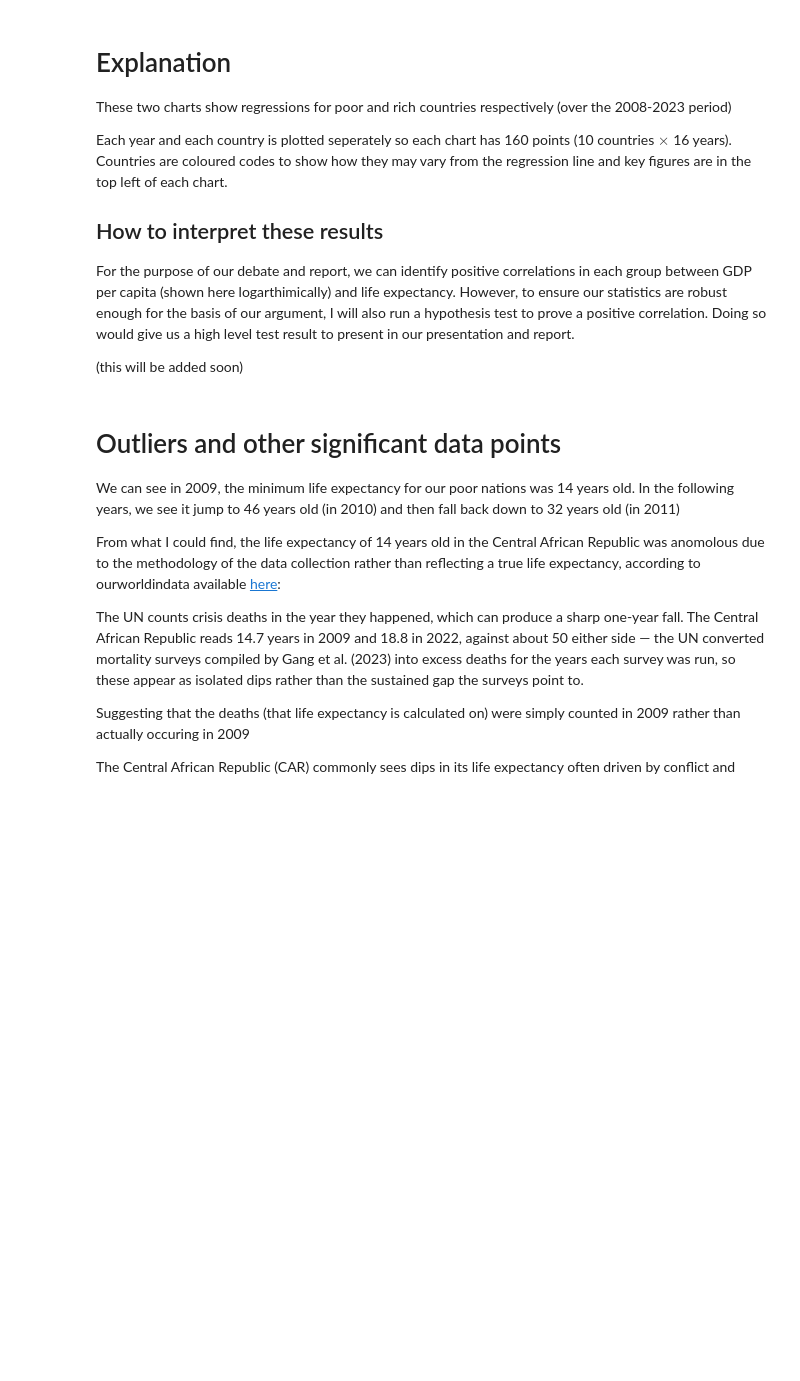
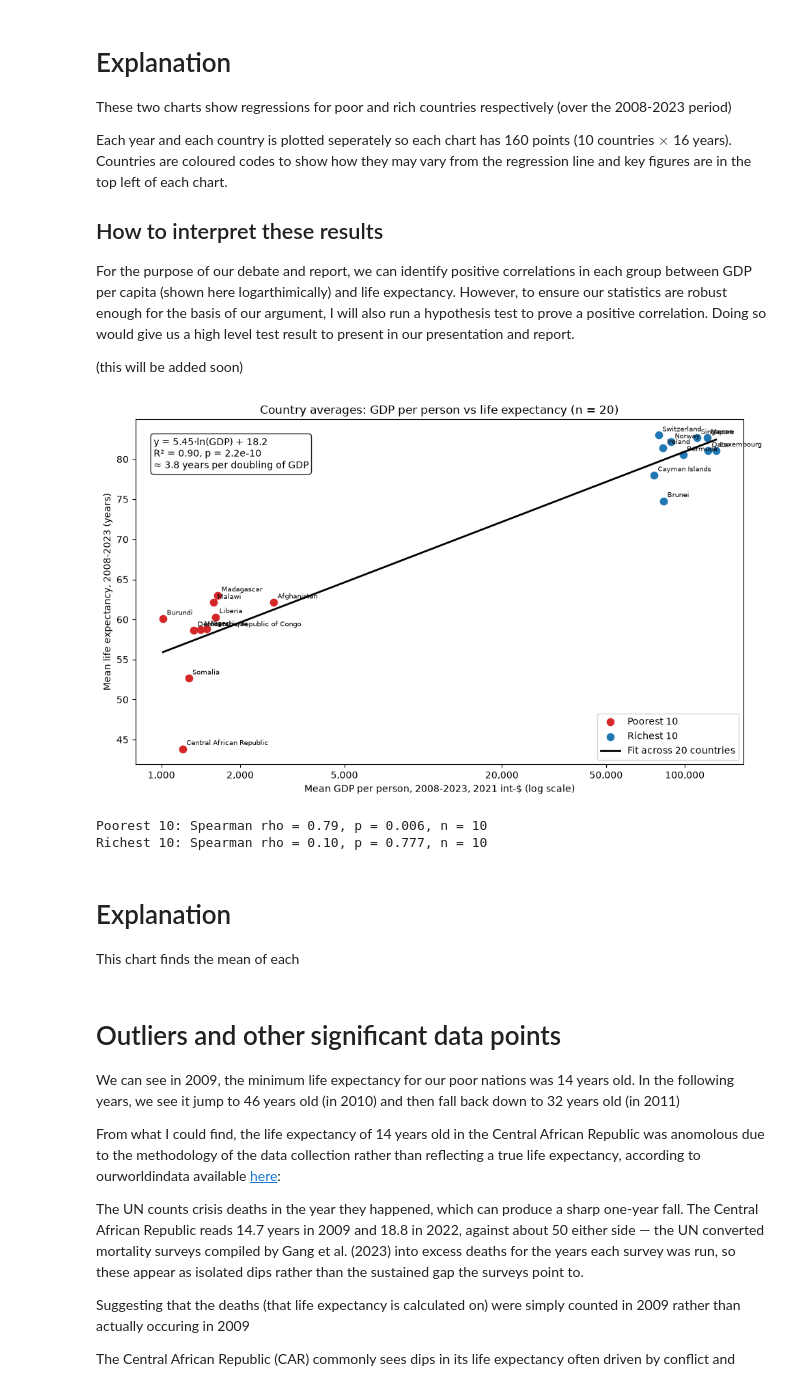
Before and after one commit to KabirS123/MGP, a Jupyter notebook: dataAnalysis.ipynb, the cells around one changed output. Cells and saved outputs as stored; diff of their text form; code cells hidden in the pictures; blank space fills up the shorter version.

Commit message:
more graphs, more analysis, and a section at the top explaining the notebook as well as explaining a couple key limitations

```diff
--- a/dataAnalysis.ipynb
+++ b/dataAnalysis.ipynb
@@ -805,6 +814,59 @@ Countries are coloured codes to show how they may vary from the regression line
 For the purpose of our debate and report, we can identify positive correlations in each group between GDP per capita (shown here logarthimically) and life expectancy. However, to ensure our statistics are robust enough for the basis of our argument, I will also run a hypothesis test to prove a positive correlation. Doing so would give us a high level test result to present in our presentation and report.
 
 (this will be added soon)
+# %%
+gdpCol = "GDP per capita (2021 international-$)"
+leCol = "Life expectancy (years)"
+
+# One row per country: 2008-2023 averages
+sample = data[(data["Entity"].isin(richest + poorest)) & (data["Year"].between(2008, 2023))]
+means = sample.groupby("Entity")[[gdpCol, leCol]].mean()
+means["Log GDP"] = np.log(means[gdpCol])
+means["Group"] = np.where(means.index.isin(richest), "Richest 10", "Poorest 10")
+
+fit = lr(means["Log GDP"], means[leCol])
+perDoubling = fit.slope * np.log(2)
+
+fig, ax = plt.subplots(figsize=(10, 6))
+for group, colour in [("Poorest 10", "tab:red"), ("Richest 10", "tab:blue")]:
+    sub = means[means["Group"] == group]
+    ax.scatter(sub["Log GDP"], sub[leCol], color=colour, label=group, s=55)
+    for country, row in sub.iterrows():
+        ax.annotate(country, (row["Log GDP"], row[leCol]),
+                    xytext=(4, 4), textcoords="offset points", fontsize=7)
+
+xs = np.linspace(means["Log GDP"].min(), means["Log GDP"].max(), 100)
+ax.plot(xs, fit.intercept + fit.slope * xs, color="black", linewidth=2, label="Fit across 20 countries")
+
+ticks = [1000, 2000, 5000, 20000, 50000, 100000]
+ax.set_xticks(np.log(ticks))
+ax.set_xticklabels([f"{t:,}" for t in ticks])
+ax.set_xlabel("Mean GDP per person, 2008-2023, 2021 int-$ (log scale)")
+ax.set_ylabel("Mean life expectancy, 2008-2023 (years)")
+ax.set_title("Country averages: GDP per person vs life expectancy (n = 20)")
+ax.text(0.03, 0.95,
+        f"y = {fit.slope:.2f}·ln(GDP) + {fit.intercept:.1f}\n"
+        f"R² = {fit.rvalue**2:.2f}, p = {fit.pvalue:.1e}\n"
+        f"≈ {perDoubling:.1f} years per doubling of GDP",
+        transform=ax.transAxes, va="top",
+        bbox=dict(boxstyle="round", facecolor="white", alpha=0.85))
+ax.legend(loc="lower right")
+plt.tight_layout()
+plt.show()
+
+# Within-group check on the same country means
+for group in ["Poorest 10", "Richest 10"]:
+    sub = means[means["Group"] == group]
+    rho, p = sr(sub[gdpCol], sub[leCol])
+    print(f"{group}: Spearman rho = {rho:.2f}, p = {p:.3f}, n = {len(sub)}")
+# %% [output]
+[figure, added]
+Poorest 10: Spearman rho = 0.79, p = 0.006, n = 10
+Richest 10: Spearman rho = 0.10, p = 0.777, n = 10
+# %% [markdown]
+# Explanation
+
+This chart finds the mean of each
 # %% [markdown]
 # Outliers and other significant data points
 
```
Also changed, not shown: parts of 4 cells of this notebook.
